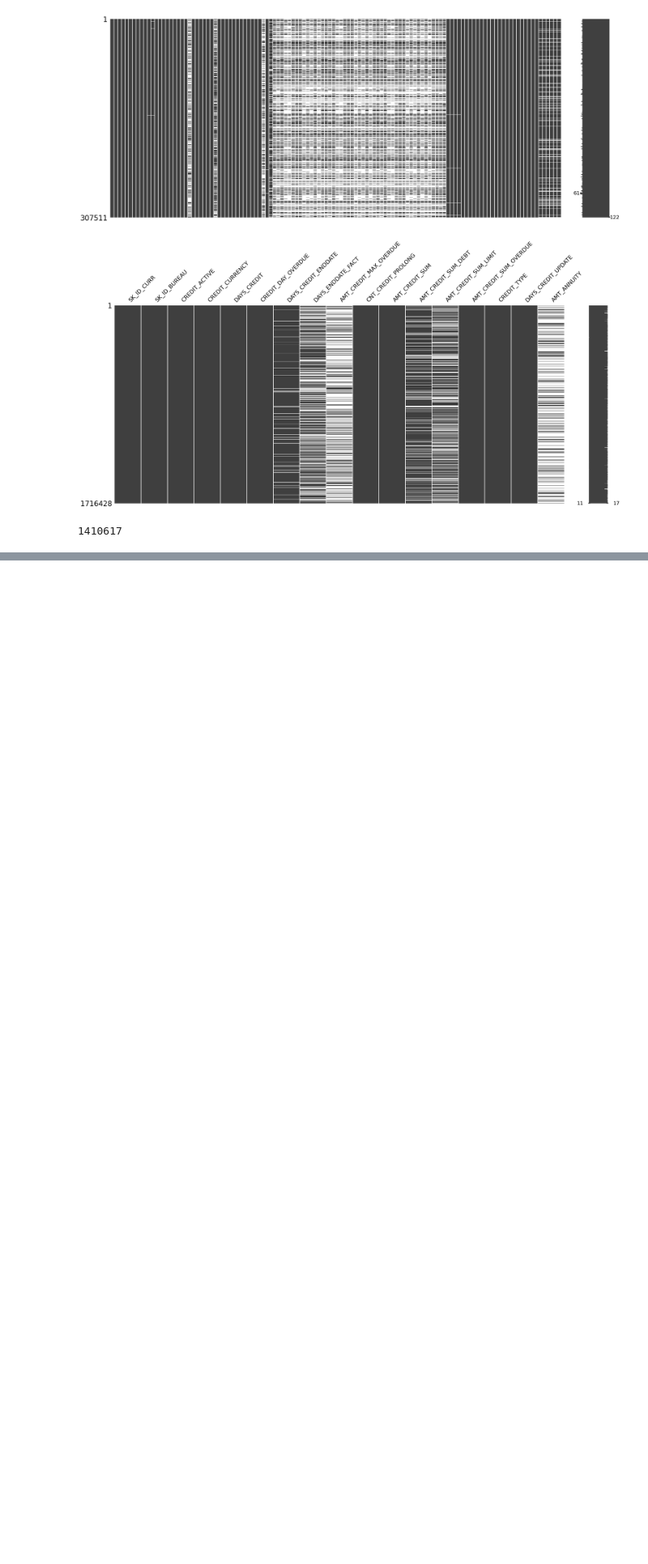
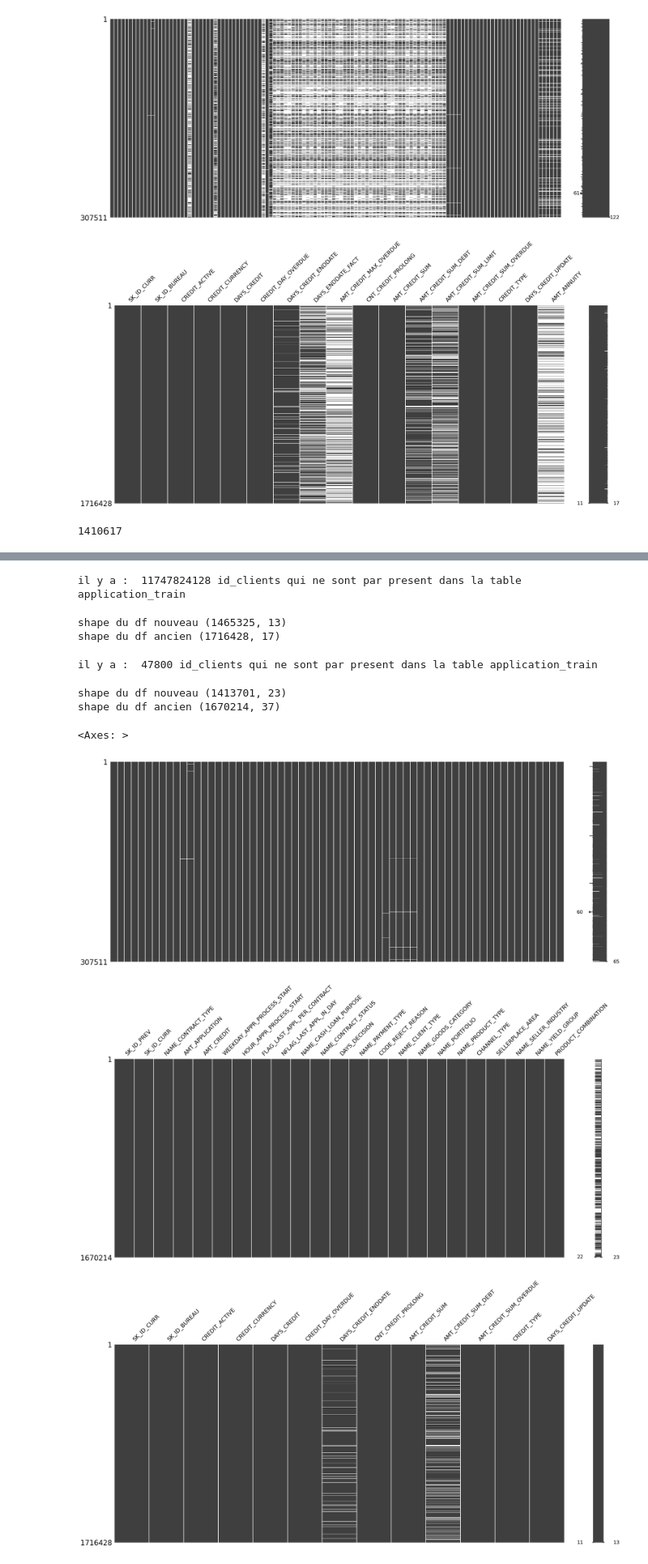
Before and after one commit to ASAKHRI/projetE1, a Jupyter notebook: import.ipynb, the cells around one changed output, grey strips where cells are left out. Shown at 81% size. Saved outputs shown, nothing was run; the diff lists cells and outputs as text; code cells hidden in the pictures; blank space fills up the shorter version.

```diff
--- a/import.ipynb
+++ b/import.ipynb
@@ -91,8 +96,8 @@ def nettoyageCol(df,seuil):
 
     return df_sans_colonnes_manquantes
 # %%
-short_application_train = nettoyageCol(application_train,0.5)
-short_bureau = nettoyageCol(bureau,0.5)
+short_application_train = nettoyageCol(application_train,0.1)
+short_bureau = nettoyageCol(bureau,0.3)
 # %%
 short_bureau.SK_ID_CURR.duplicated().sum()
 # %% [output]
@@ -100,3 +105,6 @@ short_bureau.SK_ID_CURR.duplicated().sum()
 # %%
 # jointure de 3 dataset
 previous_application = pd.read_csv("data/previous_application.csv")
+# %%
+short_previous_application = nettoyageCol(previous_application, 0.2)
+short_previous_application.SK_ID_CURR.duplicated().sum()
@@ -121,0 +183,6 @@ msno.matrix(previous_application)
+# %%
+id_client_diff = identifier_differences_identifiants_clients(short_application_train,"SK_ID_CURR",short_bureau,"SK_ID_CURR")
+somme_diff = sum(id_client_diff)
+print('il y a : ', somme_diff ,'id_clients qui ne sont par present dans la table application_train')
+# %% [output]
+il y a :  11747824128 id_clients qui ne sont par present dans la table application_train
@@ -121,0 +210,29 @@ msno.matrix(previous_application)
+# %%
+bureau_filtred = filtre_selon_application_train(short_application_train,'SK_ID_CURR',short_bureau,'SK_ID_CURR')
+print('shape du df nouveau', bureau_filtred.shape)
+print('shape du df ancien', bureau.shape)
+# %% [output]
+shape du df nouveau (1465325, 13)
+shape du df ancien (1716428, 17)
+# %%
+id_client_diff = identifier_differences_identifiants_clients(short_application_train,"SK_ID_CURR",short_previous_application,"SK_ID_CURR")
+somme_diff = len(id_client_diff)
+print('il y a : ', somme_diff ,'id_clients qui ne sont par present dans la table application_train')
+# %% [output]
+il y a :  47800 id_clients qui ne sont par present dans la table application_train
+# %%
+previous_application_filtred = filtre_selon_application_train(short_application_train,'SK_ID_CURR',short_previous_application,'SK_ID_CURR')
+print('shape du df nouveau', previous_application_filtred.shape)
+print('shape du df ancien', previous_application.shape)
+# %% [output]
+shape du df nouveau (1413701, 23)
+shape du df ancien (1670214, 37)
+# %%
+msno.matrix(short_application_train)
+msno.matrix(short_previous_application)
+msno.matrix(short_bureau)
+# %% [output]
+<Axes: >
+[figure, added]
+[figure, added]
+[figure, added]
```
Also changed, not shown: parts of 38 cells of this notebook, 1 other file.
